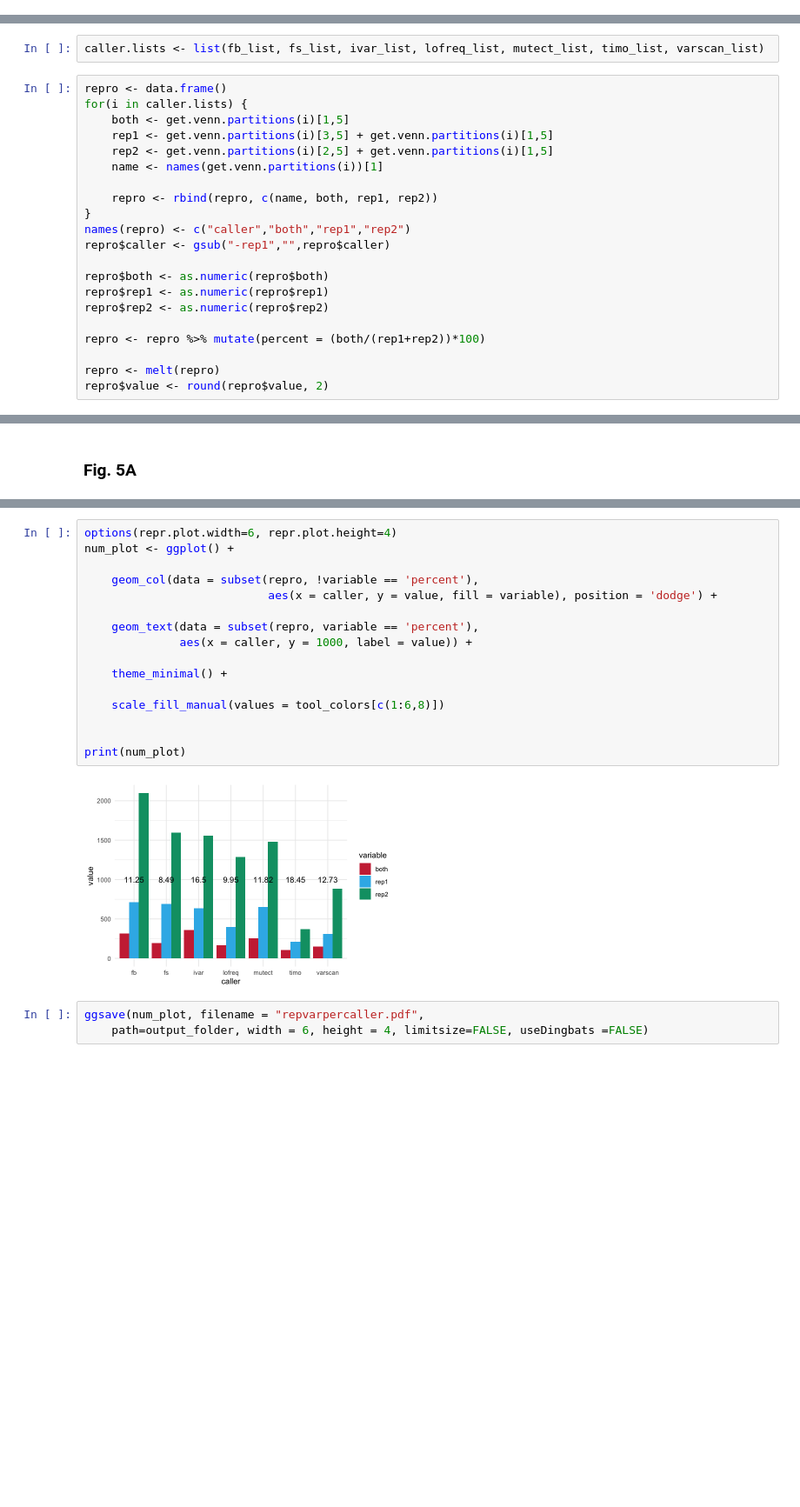
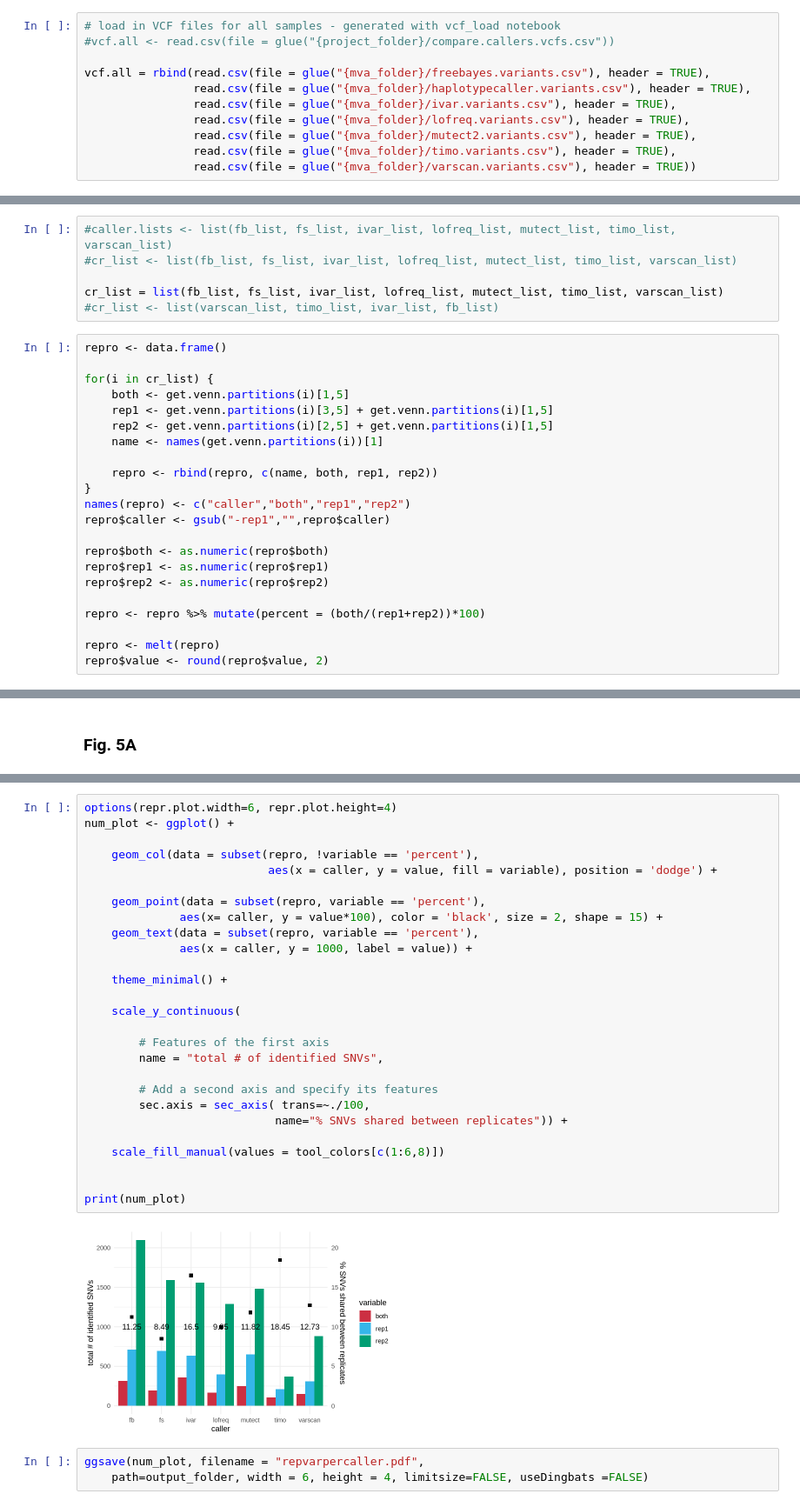
Before and after one commit to MarissaKnoll/Optimized-Quantification-of-Intrahost-Viral-Diversity, a Jupyter notebook: analysis_code/Fig5.ipynb, the cells around one changed output, grey strips where cells are left out. Shown at 87% size. Drawn from its saved outputs; the diff is of its cells as text; blank space fills up the shorter version.

Commit message:
updated fig. 5a to include percentage shared axis

```diff
--- a/analysis_code/Fig5.ipynb
+++ b/analysis_code/Fig5.ipynb
@@ -85,3 +105,14 @@ vcf.all <- read.csv(file = glue("{project_folder}/compare.callers.vcfs.csv"))
+# %%
+# load in VCF files for all samples - generated with vcf_load notebook
+#vcf.all <- read.csv(file = glue("{project_folder}/compare.callers.vcfs.csv"))
+
+vcf.all = rbind(read.csv(file = glue("{mva_folder}/freebayes.variants.csv"), header = TRUE),
+                read.csv(file = glue("{mva_folder}/haplotypecaller.variants.csv"), header = TRUE),
+                read.csv(file = glue("{mva_folder}/ivar.variants.csv"), header = TRUE),
+                read.csv(file = glue("{mva_folder}/lofreq.variants.csv"), header = TRUE),
+                read.csv(file = glue("{mva_folder}/mutect2.variants.csv"), header = TRUE),
+                read.csv(file = glue("{mva_folder}/timo.variants.csv"), header = TRUE),
+                read.csv(file = glue("{mva_folder}/varscan.variants.csv"), header = TRUE))
 # %% [markdown]
 and filtered them using a read depth cutoff of 200 and an allele frequency cutoff of 0.01, based on the cutoffs determined in our simulated and synthetic data
 # %%
@@ -235,11 +266,16 @@ for(replicate in unique(lofreq$rep)) {
 names(lofreq_list) <- c("lofreq-rep1","lofreq-rep2")
 # %% [markdown]
 The number of reproducible variants varied greatly between callers. Ivar and freebayes called the highest number of reproducible variants, while timo called the fewest, but the highest percentage of reproducible minor variants. Timo is one of the most conservative callers that was tested; however, these data indicate that being conservative may lead to increased reproducibility. It is however important to note that the relatively low percentages of reproducible variants are likely skewed by the high numbers of low frequency variants found in replicate 2 (Fig. 5A, S8A).
-# %%
-caller.lists <- list(fb_list, fs_list, ivar_list, lofreq_list, mutect_list, timo_list, varscan_list)
+# %%
+#caller.lists <- list(fb_list, fs_list, ivar_list, lofreq_list, mutect_list, timo_list, varscan_list)
+#cr_list <- list(fb_list, fs_list, ivar_list, lofreq_list, mutect_list, timo_list, varscan_list)
+
+cr_list = list(fb_list, fs_list, ivar_list, lofreq_list, mutect_list, timo_list, varscan_list)
+#cr_list <- list(varscan_list, timo_list, ivar_list, fb_list)
 # %%
 repro <- data.frame()
-for(i in caller.lists) {
+
+for(i in cr_list) {
     both <- get.venn.partitions(i)[1,5]
     rep1 <- get.venn.partitions(i)[3,5] + get.venn.partitions(i)[1,5]
     rep2 <- get.venn.partitions(i)[2,5] + get.venn.partitions(i)[1,5]
@@ -263,21 +313,32 @@ repro$value <- round(repro$value, 2)
 # %%
 options(repr.plot.width=6, repr.plot.height=4)
 num_plot <- ggplot() +
 
     geom_col(data = subset(repro, !variable == 'percent'),
                            aes(x = caller, y = value, fill = variable), position = 'dodge') +
 
+    geom_point(data = subset(repro, variable == 'percent'),
+              aes(x= caller, y = value*100), color = 'black', size = 2, shape = 15) +
     geom_text(data = subset(repro, variable == 'percent'),
               aes(x = caller, y = 1000, label = value)) +
 
     theme_minimal() +
 
+    scale_y_continuous(
+
+        # Features of the first axis
+        name = "total # of identified SNVs",
+
+        # Add a second axis and specify its features
+        sec.axis = sec_axis( trans=~./100,
+                            name="% SNVs shared between replicates")) +
+
     scale_fill_manual(values = tool_colors[c(1:6,8)])
 
 
 print(num_plot)
 # %% [output]
-[figure, old version]
+[figure, new version]
 # %%
 ggsave(num_plot, filename = "repvarpercaller.pdf",
     path=output_folder, width = 6, height = 4, limitsize=FALSE, useDingbats =FALSE)
```
Also changed, not shown: parts of 14 cells of this notebook.
